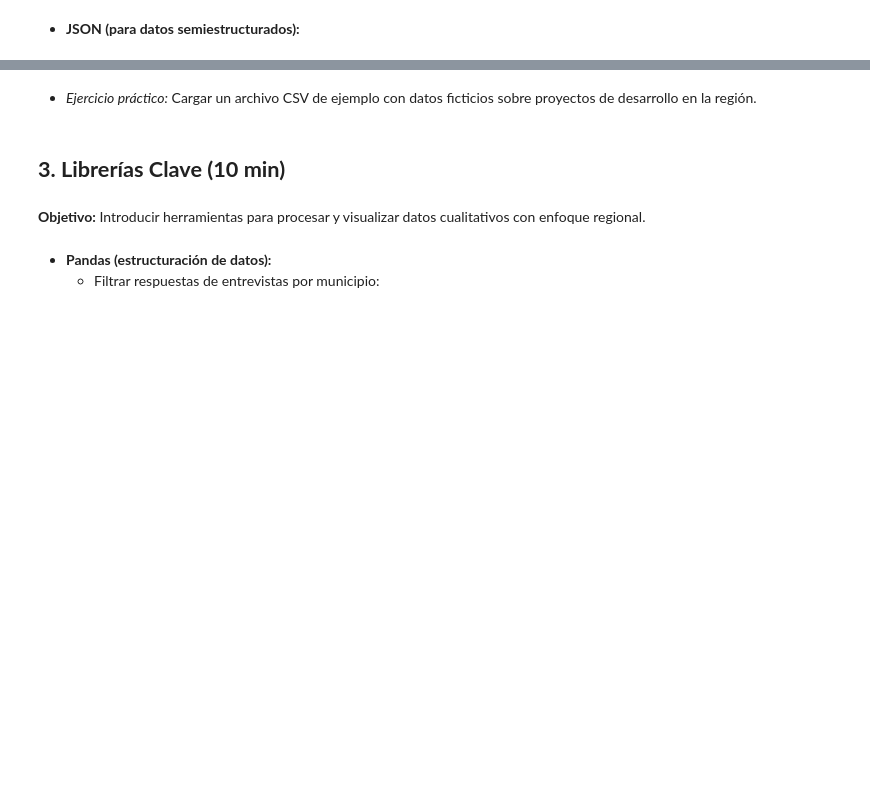
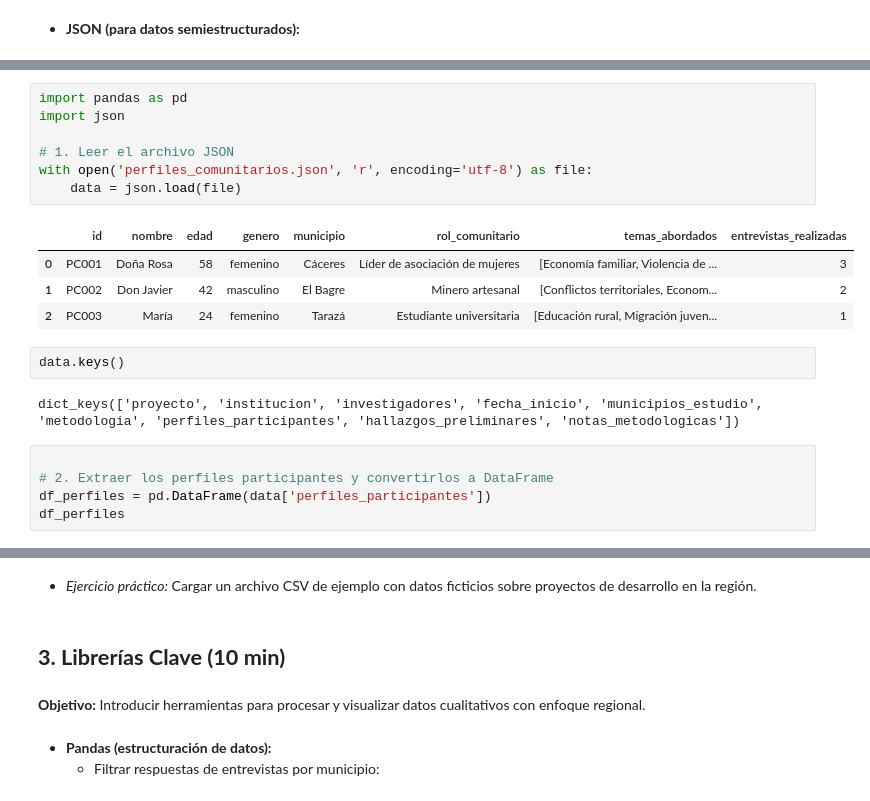
Before and after one commit to marco-canas/linea_invest_didact_math_data, a Jupyter notebook: 1_estrategia_comunicacion/4_jornadas_inv_2025/tools_inv_cuatitativa_python.ipynb, the cells around one changed output, grey strips where cells are left out. Cells and saved outputs as stored; diff of their text form; blank space fills up the shorter version.

Commit message:
open in colab listo para master class

```diff
--- a/1_estrategia_comunicacion/4_jornadas_inv_2025/tools_inv_cuatitativa_python.ipynb
+++ b/1_estrategia_comunicacion/4_jornadas_inv_2025/tools_inv_cuatitativa_python.ipynb
@@ -220,0 +453,21 @@ with open("perfiles_comunitarios.json") as file:
+# %%
+import pandas as pd
+import json
+
+# 1. Leer el archivo JSON
+with open('perfiles_comunitarios.json', 'r', encoding='utf-8') as file:
+    data = json.load(file)
+# %% [output]
+|  | id | nombre | edad | genero | municipio | rol_comunitario | temas_abordados | entrevistas_realizadas |
+| 0 | PC001 | Doña Rosa | 58 | femenino | Cáceres | Líder de asociación de mujeres | [Economía familiar, Violencia de ... | 3 |
+| 1 | PC002 | Don Javier | 42 | masculino | El Bagre | Minero artesanal | [Conflictos territoriales, Econom... | 2 |
+| 2 | PC003 | María | 24 | femenino | Tarazá | Estudiante universitaria | [Educación rural, Migración juven... | 1 |
+# %%
+data.keys()
+# %% [output]
+dict_keys(['proyecto', 'institucion', 'investigadores', 'fecha_inicio', 'municipios_estudio', 'metodologia', 'perfiles_participantes', 'hallazgos_preliminares', 'notas_metodologicas'])
+# %%
+
+# 2. Extraer los perfiles participantes y convertirlos a DataFrame
+df_perfiles = pd.DataFrame(data['perfiles_participantes'])
+df_perfiles
```
Also changed, not shown: parts of 31 cells of this notebook, 3 other files.
